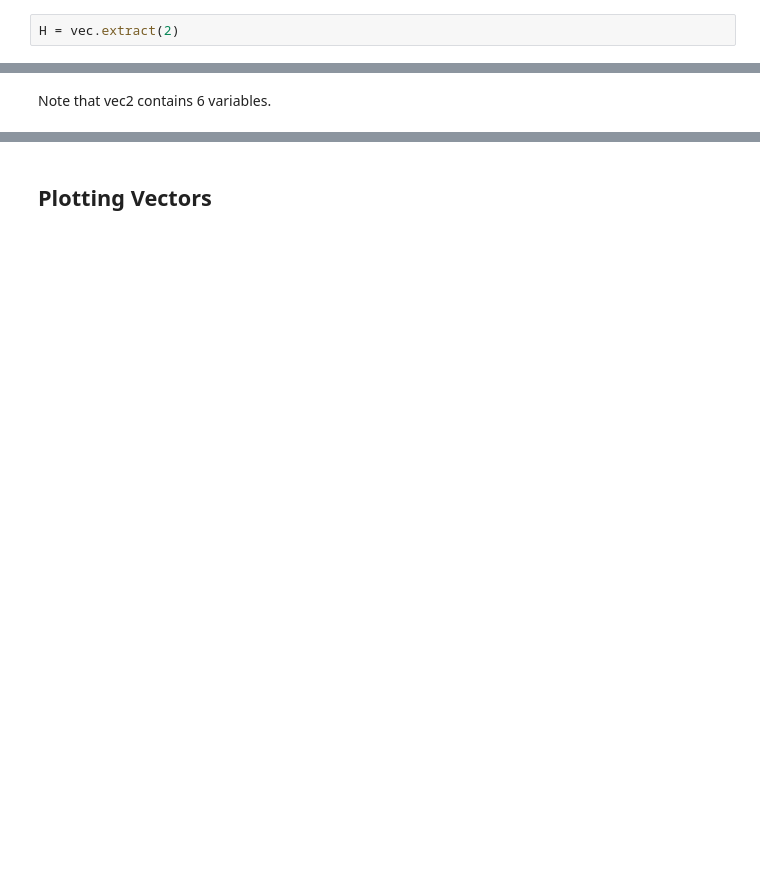
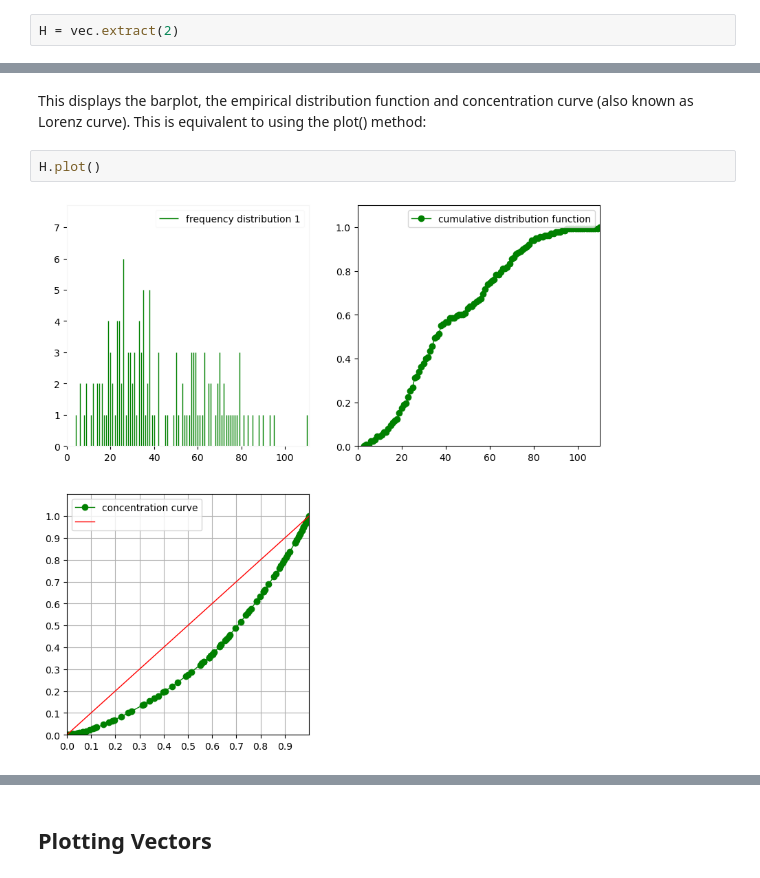
Before and after one commit to openalea/stat_tool, a Jupyter notebook: doc/examples/plotting.ipynb, the cells around one changed output, grey strips where cells are left out. Drawn from its saved outputs; the diff is of its cells as text; blank space fills up the shorter version.

Commit message:
Improve argument checking in Estimate, update tutorial on Plotting

```diff
--- a/doc/examples/plotting.ipynb
+++ b/doc/examples/plotting.ipynb
@@ -42,2 +48,6 @@ Plot(H)
-# %% [markdown]
-Note that vec2 contains 6 variables.
+# %% [markdown]
+This displays the barplot, the empirical distribution function and concentration curve (also known as Lorenz curve). This is equivalent to using the plot() method:
+# %%
+H.plot()
+# %% [output]
+[figure, added]
```
Also changed, not shown: parts of 43 cells of this notebook, 3 other files.
